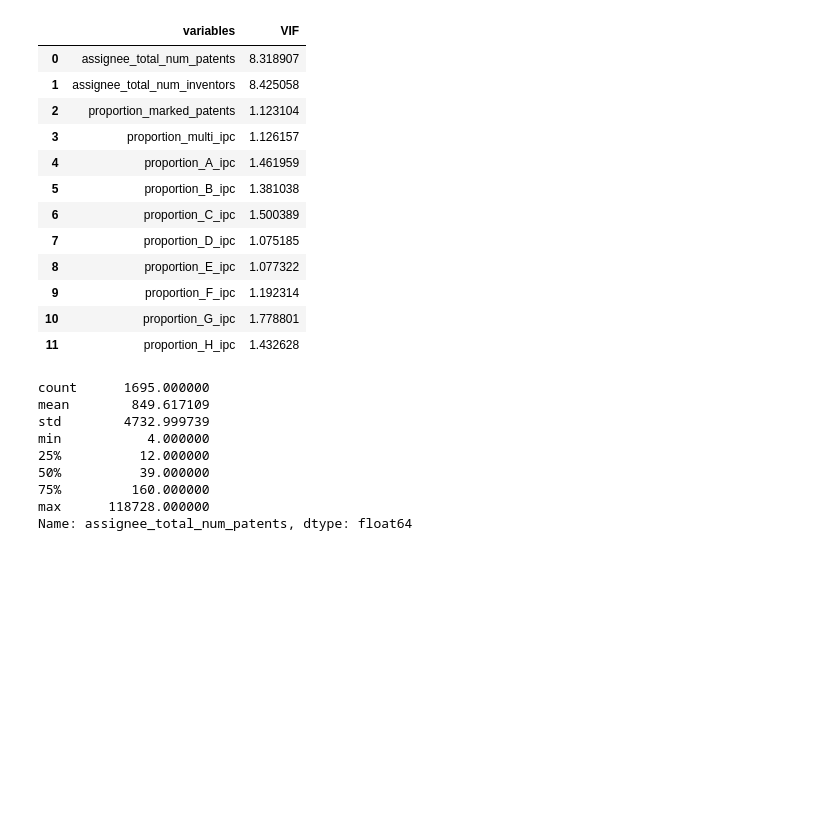
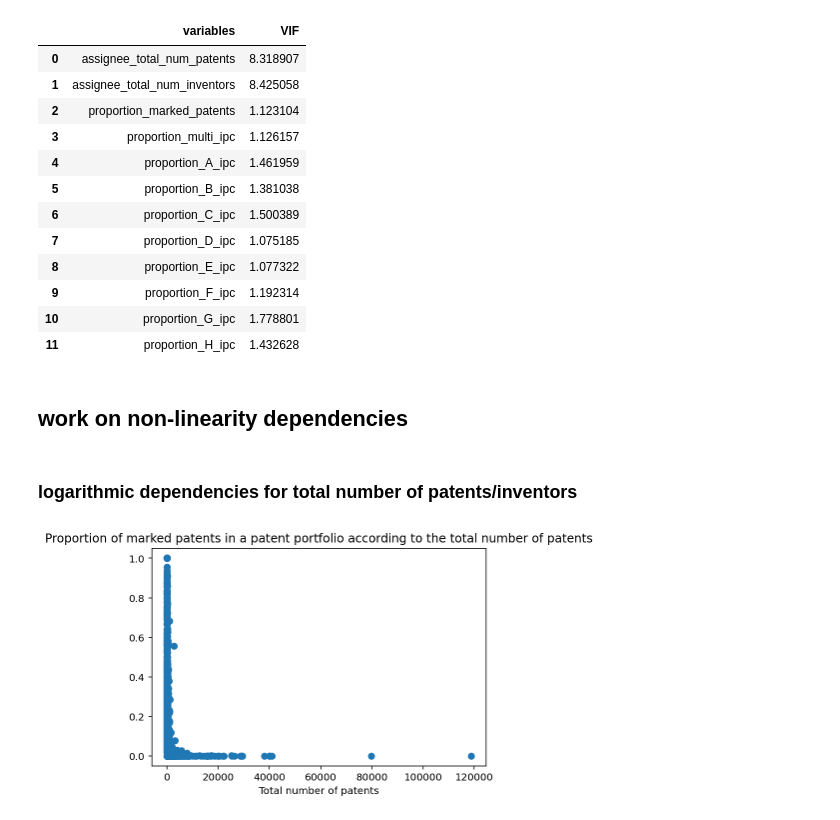
Before and after one commit to gregbellan/MODS208, a Jupyter notebook: regression_companies.ipynb, the cells around one changed output. Cells and saved outputs as stored; diff of their text form; code cells hidden in the pictures; blank space fills up the shorter version.

```diff
--- a/regression_companies.ipynb
+++ b/regression_companies.ipynb
@@ -58,14 +59,14 @@ vif
 | 9 | proportion_F_ipc | 1.192314 |
 | 10 | proportion_G_ipc | 1.778801 |
 | 11 | proportion_H_ipc | 1.432628 |
+# %% [markdown]
+## work on non-linearity dependencies
+# %% [markdown]
+### logarithmic dependencies for total number of patents/inventors
 # %%
+plt.scatter(reg_companies.assignee_total_num_patents, reg_companies.proportion_marked_patents, marker = 'o')
+plt.xlabel('Total number of patents')
+plt.title('Proportion of marked patents in a patent portfolio according to the total number of patents')
+plt.show()
 # %% [output]
-count      1695.000000
-mean        849.617109
-std        4732.999739
-min           4.000000
-25%          12.000000
-50%          39.000000
-75%         160.000000
-max      118728.000000
-Name: assignee_total_num_patents, dtype: float64
+[figure, added]
```
Also changed, not shown: parts of 11 cells of this notebook.
